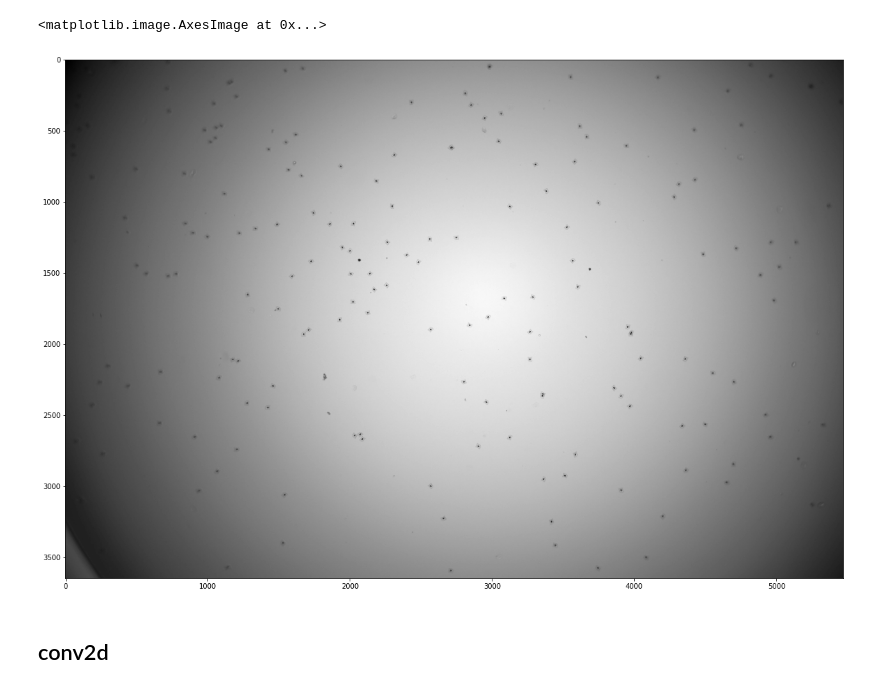
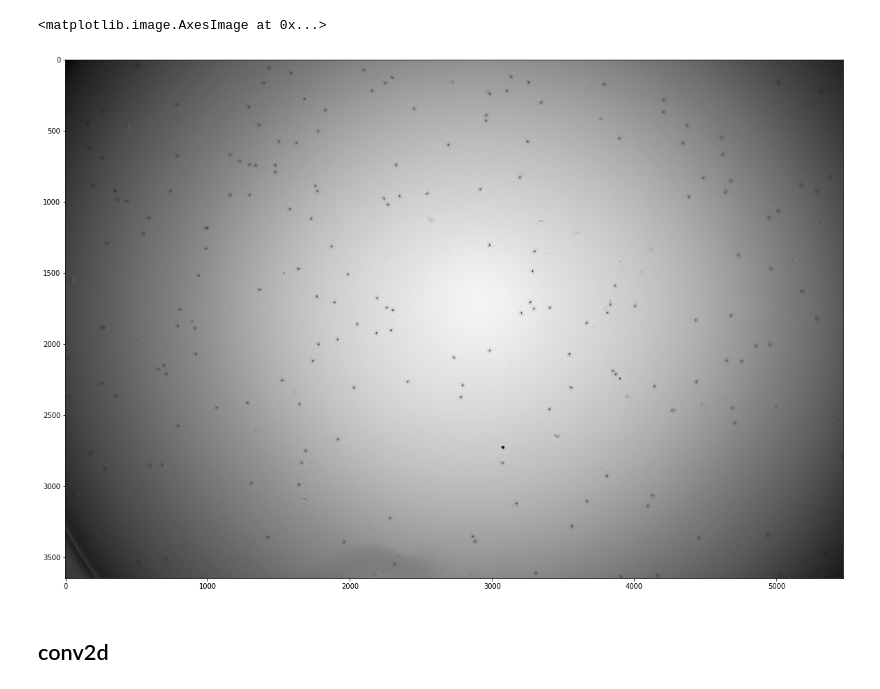
Before and after one commit to Abner0627/IPRV_Barcode-Beads-Detection, a Jupyter notebook: ipynb/main_hand_craft.ipynb, the cells around one changed output. Cells and saved outputs as stored; diff of their text form; code cells hidden in the pictures.

```diff
--- a/ipynb/main_hand_craft.ipynb
+++ b/ipynb/main_hand_craft.ipynb
@@ -73,15 +73,15 @@ dP = '../img'
 sP = '../result'
 # %%
 datalist = os.listdir(dP)
-img_f = datalist[0]
+img_f = datalist[2]
 image_org = cv2.imread(os.path.join(dP, img_f))
 image = cv2.cvtColor(image_org, cv2.COLOR_BGR2GRAY)
 
 fig = plt.figure(figsize=(20, 20))
 plt.imshow(image, cmap='gray')
 # %% [output]
 <matplotlib.image.AxesImage at 0x...>
-[figure, old version]
+[figure, new version]
 # %% [markdown]
 ## conv2d
 # %%
```
Also changed, not shown: parts of 6 cells of this notebook.
